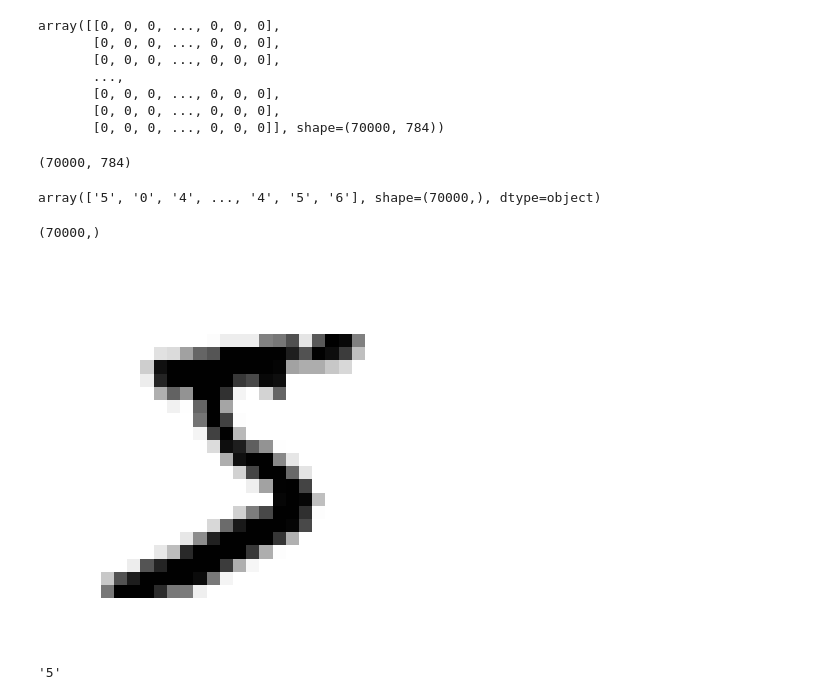
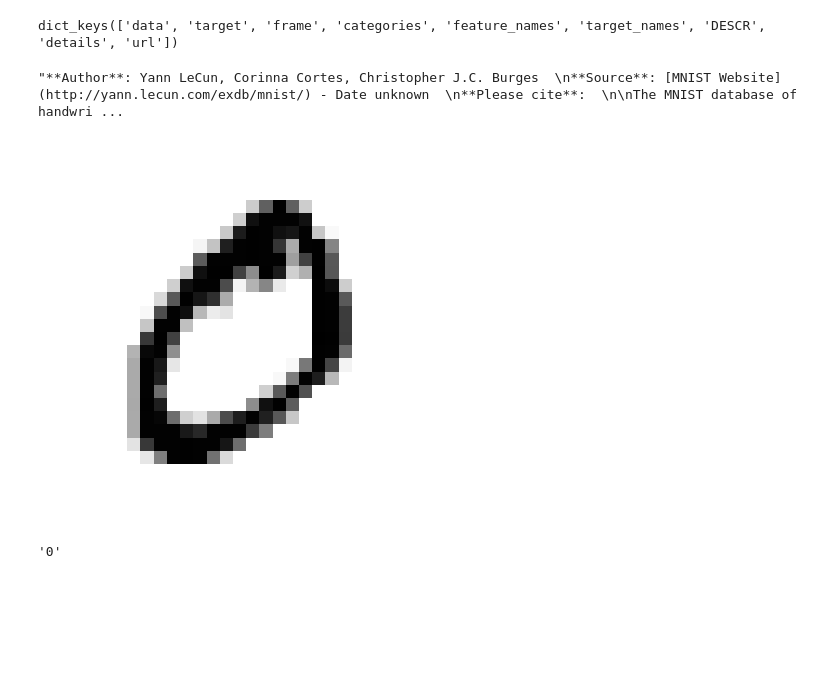
Before and after one commit to devrishi07/mnist-classification, a Jupyter notebook: notebooks/01_exploration.ipynb, the cells around one changed output. Cells and saved outputs as stored; diff of their text form; code cells hidden in the pictures; blank space fills up the shorter version.

```diff
--- a/notebooks/01_exploration.ipynb
+++ b/notebooks/01_exploration.ipynb
@@ -11,37 +14,17 @@ mnist = fetch_openml('mnist_784', as_frame=False)
-# %%
-X, y = mnist.data, mnist.target
-# %%
-X
-# %% [output]
-array([[0, 0, 0, ..., 0, 0, 0],
-       [0, 0, 0, ..., 0, 0, 0],
-       [0, 0, 0, ..., 0, 0, 0],
-       ...,
-       [0, 0, 0, ..., 0, 0, 0],
-       [0, 0, 0, ..., 0, 0, 0],
-       [0, 0, 0, ..., 0, 0, 0]], shape=(70000, 784))
-# %%
-X.shape
-# %% [output]
-(70000, 784)
+# %%
+mnist.keys()
+# %% [output]
+dict_keys(['data', 'target', 'frame', 'categories', 'feature_names', 'target_names', 'DESCR', 'details', 'url'])
+# %%
+mnist.DESCR
+# %% [output]
+"**Author**: Yann LeCun, Corinna Cortes, Christopher J.C. Burges  \n**Source**: [MNIST Website](http://yann.lecun.com/exdb/mnist/) - Date unknown  \n**Please cite**:  \n\nThe MNIST database of handwri ...
+# %%
+some_digit = X[1]
+plot_image(some_digit)
+# %% [output]
+[figure, added]
 # %%
-y
+y[1]
 # %% [output]
-array(['5', '0', '4', ..., '4', '5', '6'], shape=(70000,), dtype=object)
+'0'
-# %%
-y.shape
-# %% [output]
-(70000,)
-# %%
-import matplotlib.pyplot as plt
-from src.utils import plot_image
-
-some_digit = X[0]
-plot_image(some_digit)
-plt.show()
-# %% [output]
-[figure, removed]
-# %%
-y[0]
-# %% [output]
-'5'
```
Also changed, not shown: parts of 3 cells of this notebook, 3 other files.
